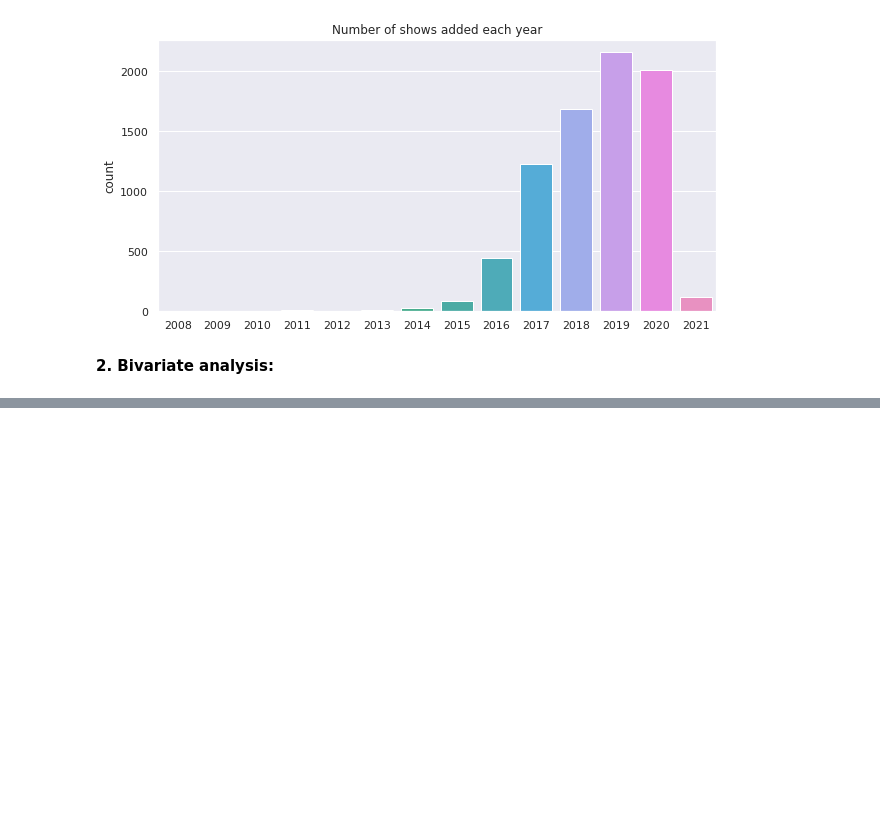
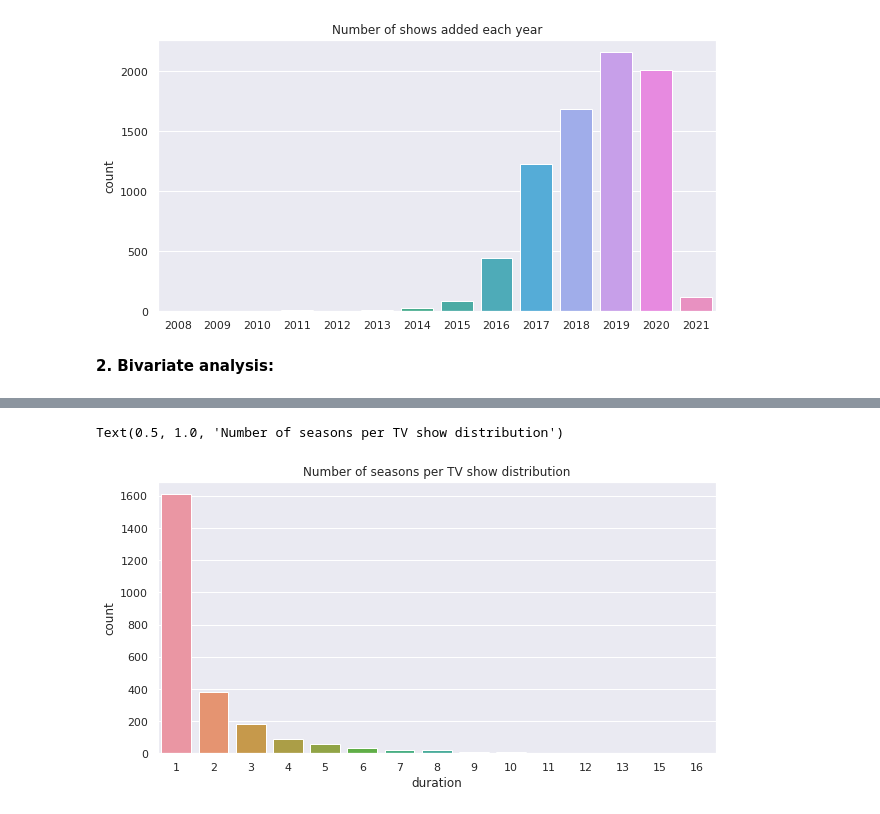
Before and after one commit to shaloy-lewis/Netflix_movies_and_tv_shows_clustering, a Jupyter notebook: Netflix_Movies_and_TV_Shows_Clustering_Shaloy_Lewis.ipynb, the cells around one changed output, grey strips where cells are left out. Cells and saved outputs as stored; diff of their text form; code cells hidden in the pictures; blank space fills up the shorter version.

```diff
--- a/Netflix_Movies_and_TV_Shows_Clustering_Shaloy_Lewis.ipynb
+++ b/Netflix_Movies_and_TV_Shows_Clustering_Shaloy_Lewis.ipynb
@@ -475,0 +496,8 @@ Text(0.5, 0, '')
+# %%
+# Seasons in each TV show
+plt.figure(figsize=(10,5))
+sns.countplot(x='duration',data=df[df['type']=='TV Show'])
+plt.title('Number of seasons per TV show distribution')
+# %% [output]
+Text(0.5, 1.0, 'Number of seasons per TV show distribution')
+[figure, added]
```
Also changed, not shown: parts of 6 cells of this notebook.
